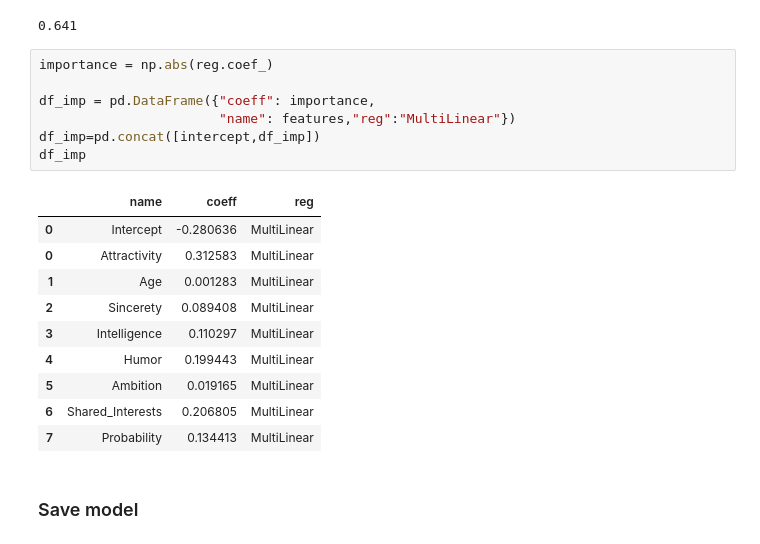
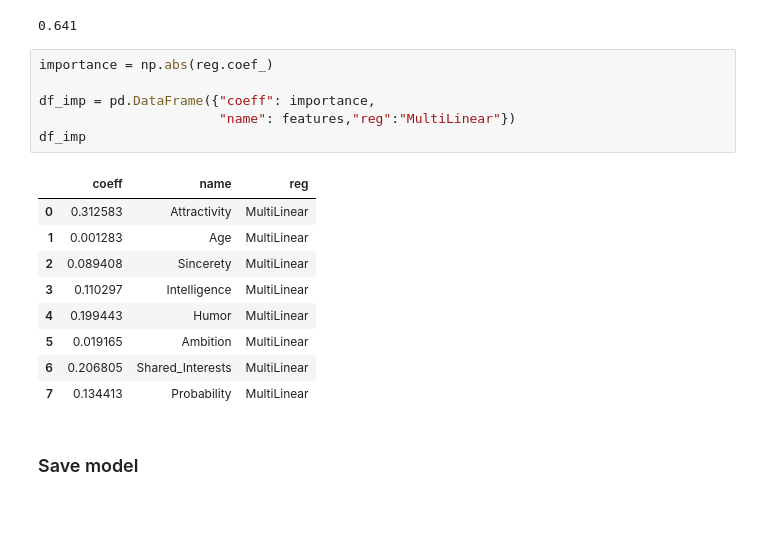
Before and after one commit to SvenWeiss-HDM/Projektgruppe_A, a Jupyter notebook: notebooks/draft-analysis_r.ipynb, the cells around one changed output. Drawn from its saved outputs; the diff is of its cells as text; blank space fills up the shorter version.

```diff
--- a/notebooks/draft-analysis_r.ipynb
+++ b/notebooks/draft-analysis_r.ipynb
@@ -721,21 +723,19 @@ r2_score(y_test, y_pred).round(3)
 # %%
 importance = np.abs(reg.coef_)
 
 df_imp = pd.DataFrame({"coeff": importance,
                        "name": features,"reg":"MultiLinear"})
-df_imp=pd.concat([intercept,df_imp])
 df_imp
 # %% [output]
-|  | name | coeff | reg |
-| 0 | Intercept | -0.280636 | MultiLinear |
-| 0 | Attractivity | 0.312583 | MultiLinear |
-| 1 | Age | 0.001283 | MultiLinear |
-| 2 | Sincerety | 0.089408 | MultiLinear |
-| 3 | Intelligence | 0.110297 | MultiLinear |
-| 4 | Humor | 0.199443 | MultiLinear |
-| 5 | Ambition | 0.019165 | MultiLinear |
-| 6 | Shared_Interests | 0.206805 | MultiLinear |
-| 7 | Probability | 0.134413 | MultiLinear |
+|  | coeff | name | reg |
+| 0 | 0.312583 | Attractivity | MultiLinear |
+| 1 | 0.001283 | Age | MultiLinear |
+| 2 | 0.089408 | Sincerety | MultiLinear |
+| 3 | 0.110297 | Intelligence | MultiLinear |
+| 4 | 0.199443 | Humor | MultiLinear |
+| 5 | 0.019165 | Ambition | MultiLinear |
+| 6 | 0.206805 | Shared_Interests | MultiLinear |
+| 7 | 0.134413 | Probability | MultiLinear |
 # %% [markdown]
 ### Save model
 # %% [markdown]
```
Also changed, not shown: parts of 7 cells of this notebook, 1 other file.
